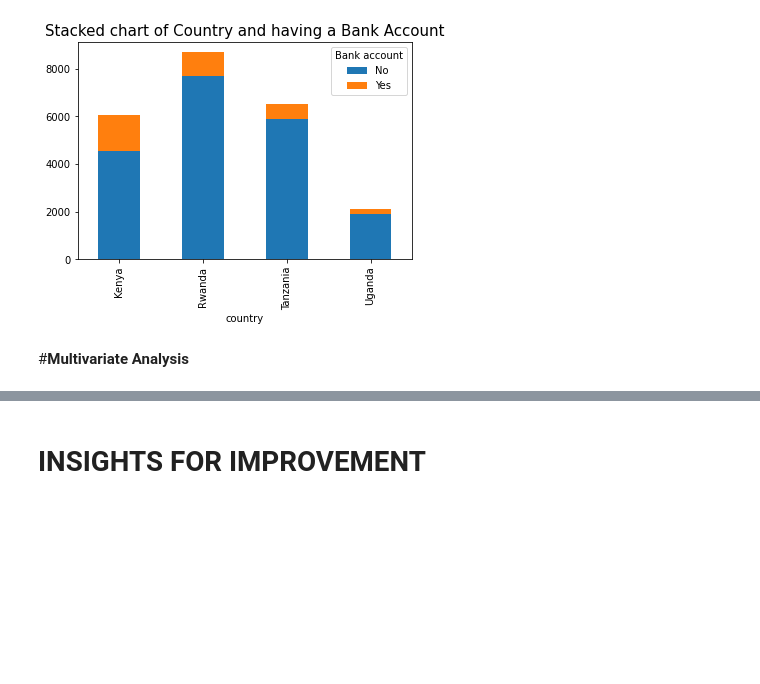
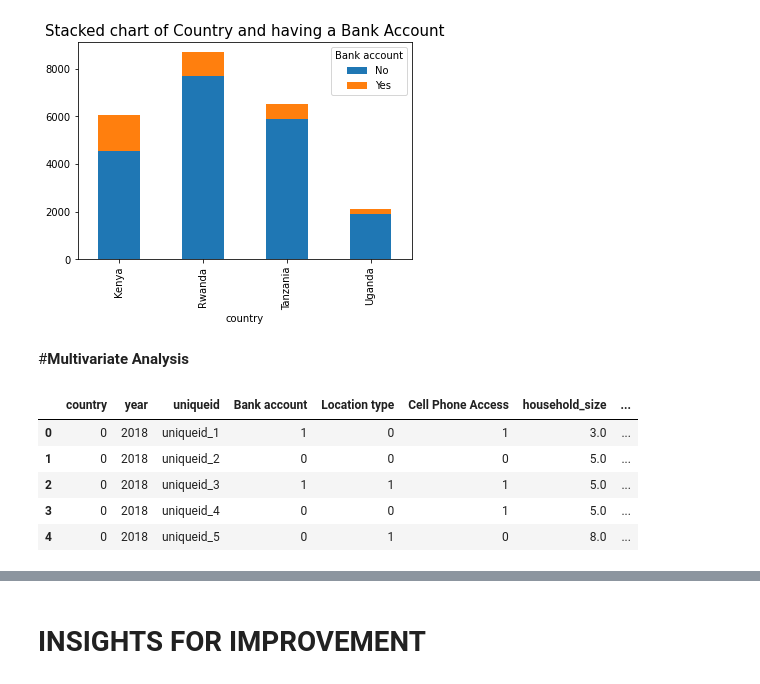
Before and after one commit to therealellam/CORE, a Jupyter notebook: BANKING_PENETRATION_IN_EAST_AFRICA_BELLAH_ELLAM_IP_WEEK2_CORE.ipynb, the cells around one changed output, grey strips where cells are left out. Drawn from its saved outputs; the diff is of its cells as text; code cells hidden in the pictures; blank space fills up the shorter version.

```diff
--- a/BANKING_PENETRATION_IN_EAST_AFRICA_BELLAH_ELLAM_IP_WEEK2_CORE.ipynb
+++ b/BANKING_PENETRATION_IN_EAST_AFRICA_BELLAH_ELLAM_IP_WEEK2_CORE.ipynb
@@ -443,3 +443,30 @@ Text(0.5, 1.0, 'Stacked chart of Country and having a Bank Account')
 [figure]
 # %% [markdown]
 #**Multivariate Analysis**
+# %%
+##LABEL ENCODING
+
+# Most of our variables are categorical and thus need to convert since
+# many ML algorithms work better with numerical inputs
+
+#We thus use Label-encoder and One-Hot-Encoding to change our categorical values to numeric
+
+
+categorical_cols = ['country', 'Bank account', 'Location type','Cell Phone Access',
+                    'Gender', 'The relathip with head', 'marital_status', 'Level of Educuation','Job type']
+
+from sklearn.preprocessing import LabelEncoder
+
+# instantiate labelencoder object
+le = LabelEncoder()
+
+# apply le on categorical feature columns
+df2[categorical_cols] = df2[categorical_cols].apply(lambda col: le.fit_transform(col))
+df2.head()
+# %% [output]
+|  | country | year | uniqueid | Bank account | Location type | Cell Phone Access | household_size | ... |
+| 0 | 0 | 2018 | uniqueid_1 | 1 | 0 | 1 | 3.0 | ... |
+| 1 | 0 | 2018 | uniqueid_2 | 0 | 0 | 0 | 5.0 | ... |
+| 2 | 0 | 2018 | uniqueid_3 | 1 | 1 | 1 | 5.0 | ... |
+| 3 | 0 | 2018 | uniqueid_4 | 0 | 0 | 1 | 5.0 | ... |
+| 4 | 0 | 2018 | uniqueid_5 | 0 | 1 | 0 | 8.0 | ... |
```
Also changed, not shown: parts of 7 cells of this notebook.
